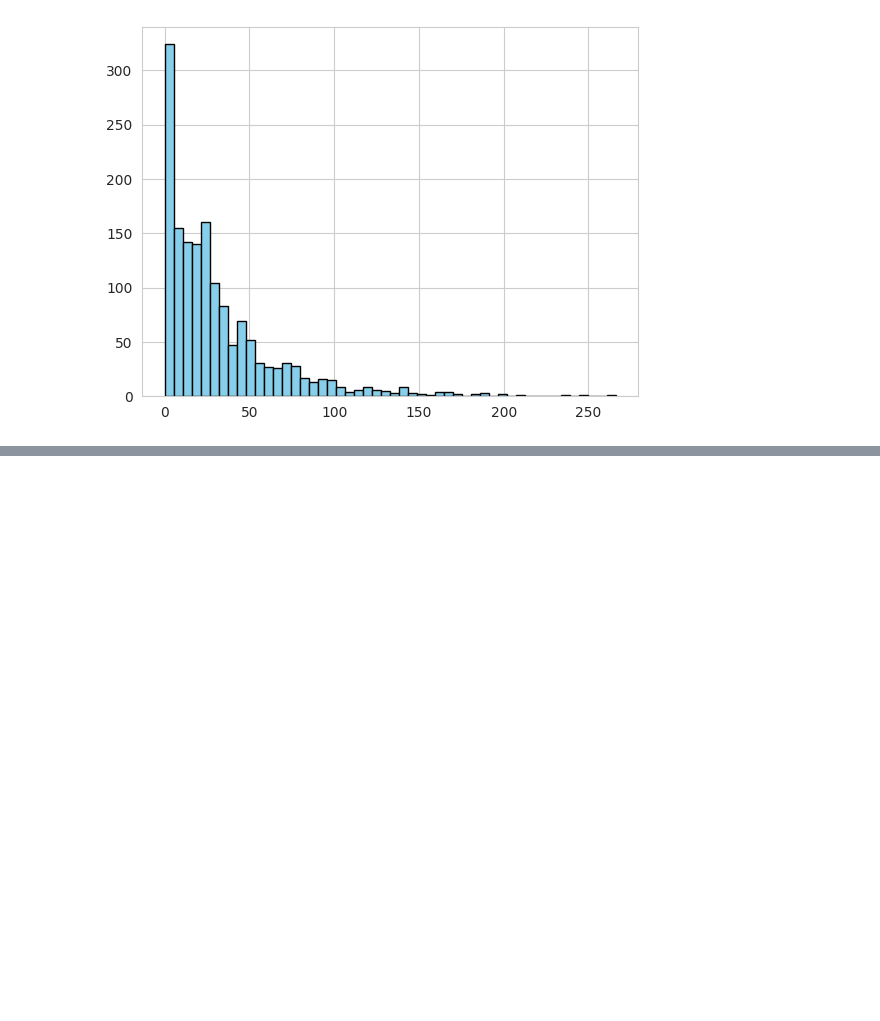
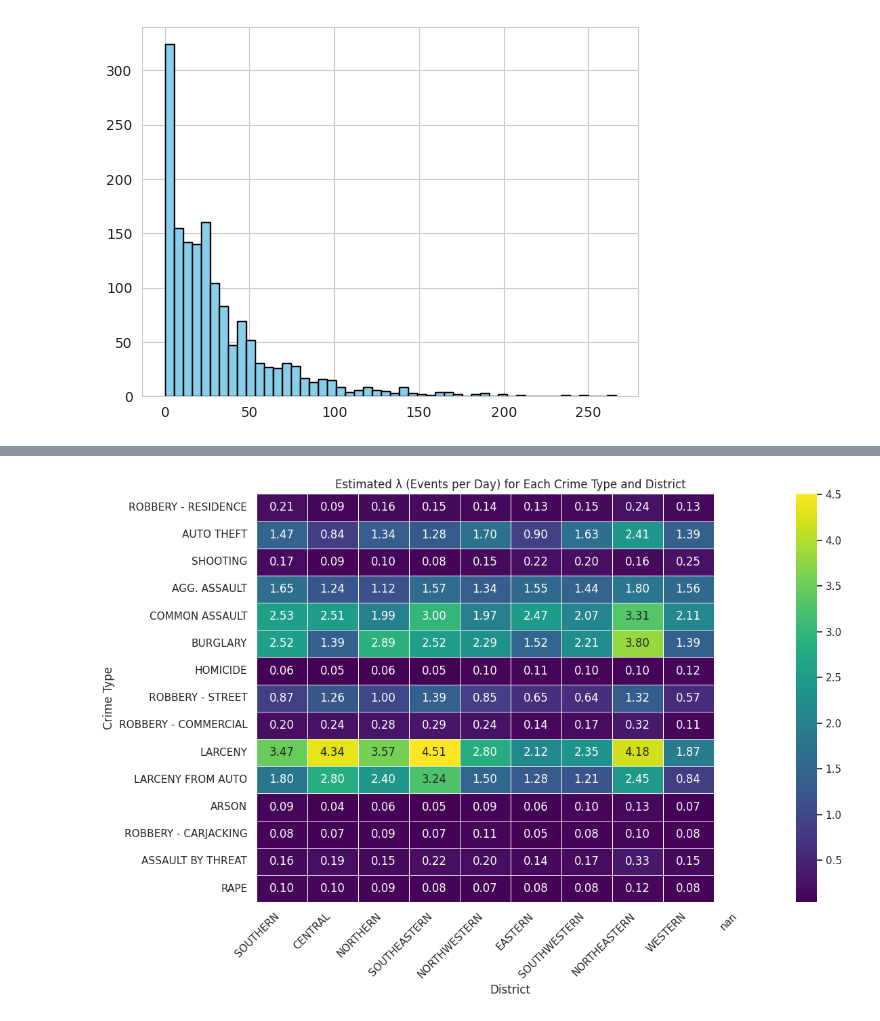
Before and after one commit to mariakesa/CrimeStats, a Jupyter notebook: statistical_analyses/baltimore_data.ipynb, the cells around one changed output, grey strips where cells are left out. Cells and saved outputs as stored; diff of their text form; code cells hidden in the pictures; blank space fills up the shorter version.

Commit message:
events per day

```diff
--- a/statistical_analyses/baltimore_data.ipynb
+++ b/statistical_analyses/baltimore_data.ipynb
@@ -195,0 +299,21 @@ plt.hist(time_intervals/60/60, bins=50, color='skyblue', edgecolor='black')
+# %%
+plt.figure(figsize=(12, 8))
+sns.set(style="white")
+
+# Create a mask for the NaN values (optional)
+mask = lambda_df.isnull()
+
+# Plot the heatmap
+sns.heatmap(lambda_df, annot=True, fmt=".2f", cmap='viridis', mask=mask, linewidths=.5)
+
+# Customize the plot
+plt.title('Estimated λ (Events per Day) for Each Crime Type and District')
+plt.xlabel('District')
+plt.ylabel('Crime Type')
+plt.xticks(rotation=45, ha='right')  # Rotate x-axis labels if needed
+plt.yticks(rotation=0)  # Keep y-axis labels horizontal
+
+plt.tight_layout()
+plt.show()
+# %% [output]
+[figure, added]
```
Also changed, not shown: parts of 5 cells of this notebook.
